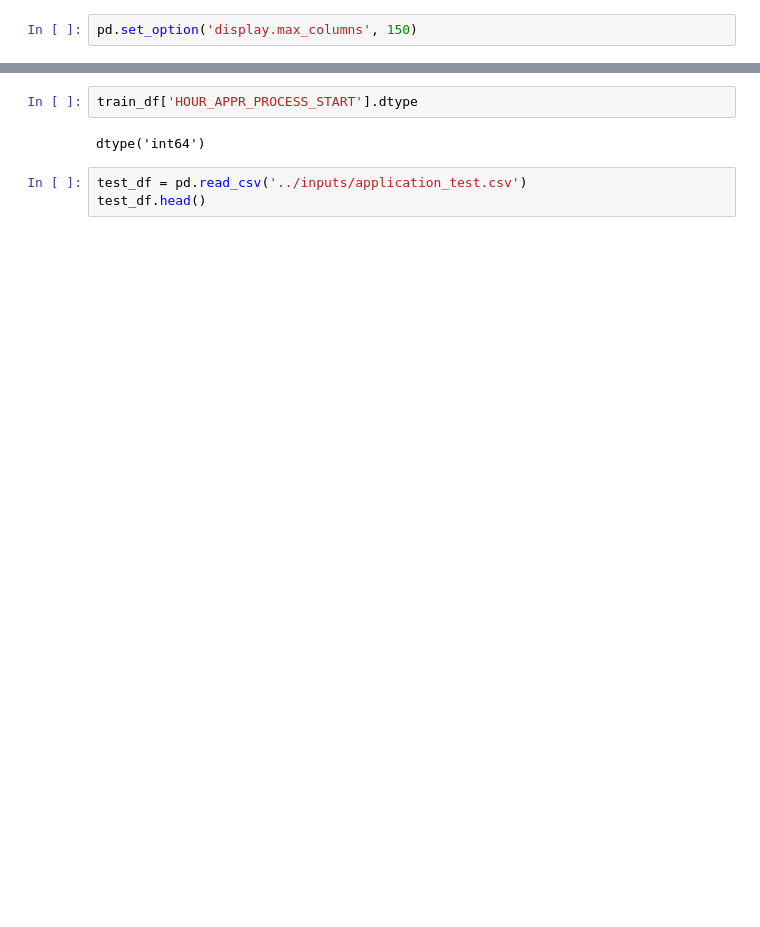
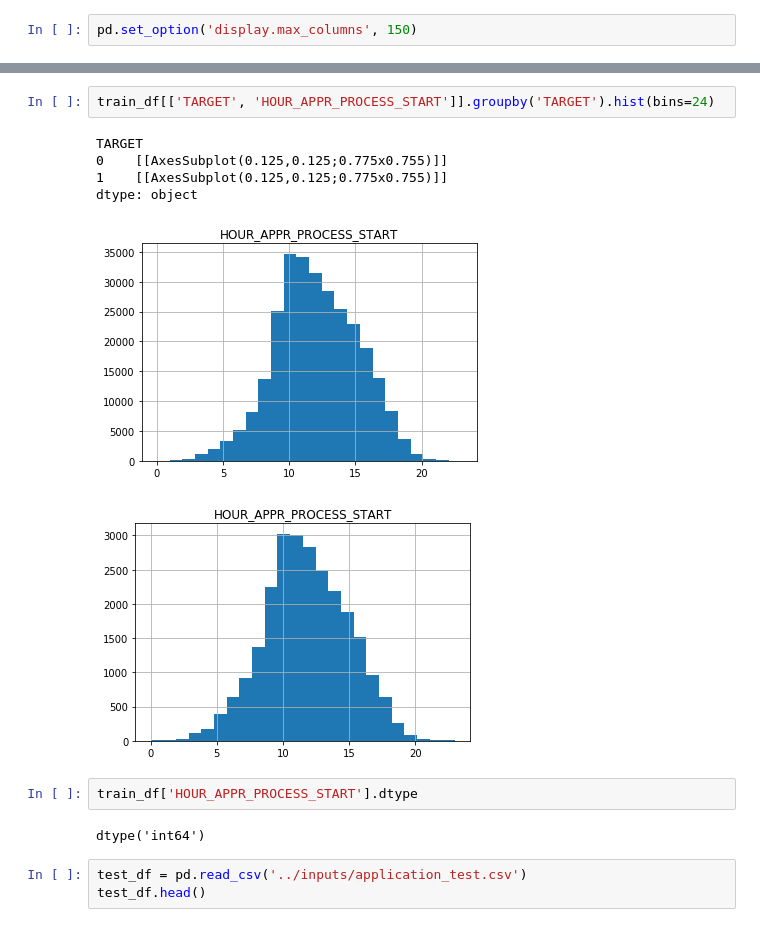
Before and after one commit to guchio3/kaggle-homecredit, a Jupyter notebook: notebooks/data_analysis.ipynb, the cells around one changed output, grey strips where cells are left out. Drawn from its saved outputs; the diff is of its cells as text; blank space fills up the shorter version.

```diff
--- a/notebooks/data_analysis.ipynb
+++ b/notebooks/data_analysis.ipynb
@@ -19,3 +30,12 @@ train_df.head()
+# %%
+train_df[['TARGET', 'HOUR_APPR_PROCESS_START']].groupby('TARGET').hist(bins=24)
+# %% [output]
+TARGET
+0    [[AxesSubplot(0.125,0.125;0.775x0.755)]]
+1    [[AxesSubplot(0.125,0.125;0.775x0.755)]]
+dtype: object
+[figure, added]
+[figure, added]
 # %%
 train_df['HOUR_APPR_PROCESS_START'].dtype
 # %% [output]
```
Also changed, not shown: parts of 3 cells of this notebook, 3 other files.
